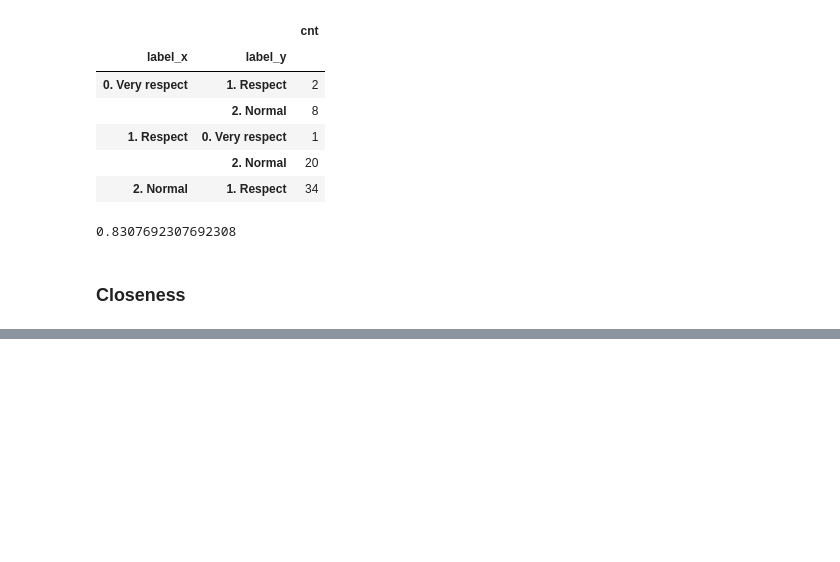
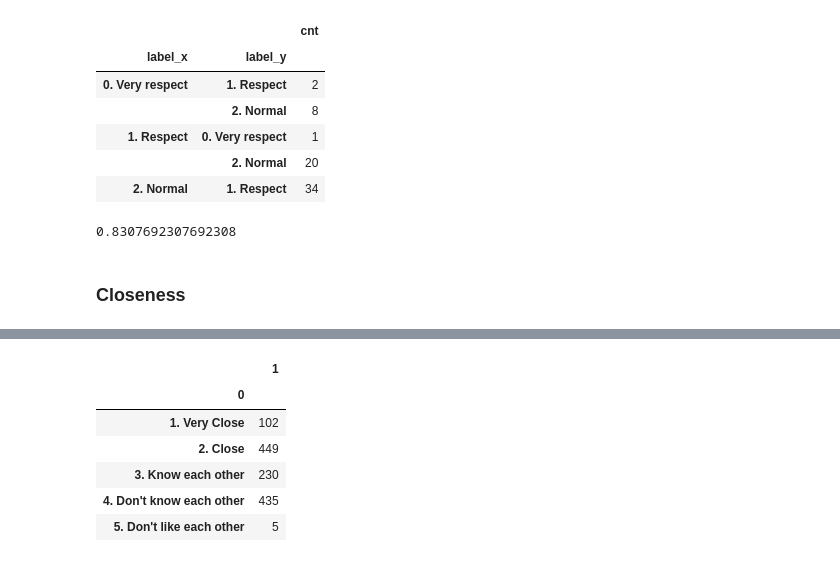
Before and after one commit to chameleonTK/conversations, a Jupyter notebook: Task1/Step1 Download Data.ipynb, the cells around one changed output, grey strips where cells are left out. Saved outputs shown, nothing was run; the diff lists cells and outputs as text; code cells hidden in the pictures; blank space fills up the shorter version.

Commit message:
clean task1 labels

```diff
--- a/Task1/Step1 Download Data.ipynb
+++ b/Task1/Step1 Download Data.ipynb
@@ -108,15 +108,16 @@ cols = {
 # %%
 def closeness_to_eng(label):
     if label == 'สนิทกันมาก':
-        return "1. Close"
-    elif label == 'สนิท':  # it was missed in the first annotation setting;
-        return "1. Close"
+        return "1. Very Close"
+    elif label == 'สนิทกัน' or label == 'สนิท':  # it was missed in the first annotation setting;
+        return "2. Close"
     elif label == 'แค่คนรู้จักกัน':
-        return "2. Know each other"
+        return "3. Know each other"
     elif label == 'ไม่รู้จักกัน':
-        return "3. Don't know each other"
+        return "4. Don't know each other"
     elif label == 'ไม่ชอบหน้ากัน':
-        return "4. Don't like each other"
+        return "5. Don't like each other"
+        # return "4. Don't know each other"
     else:
         return None
 
@@ -487,0 +508,13 @@ cal_agreement(df, categories)
+# %%
+# Original Label Distribution
+
+dd = pd.DataFrame([[conv["closeness"], "X"] for conv in annotated_conversations])
+dd.groupby(0).count()
+# %% [output]
+|  | 1 |
+| 0 |  |
+| 1. Very Close | 102 |
+| 2. Close | 449 |
+| 3. Know each other | 230 |
+| 4. Don't know each other | 435 |
+| 5. Don't like each other | 5 |
```
Also changed, not shown: parts of 7 cells of this notebook, 7 other files.
